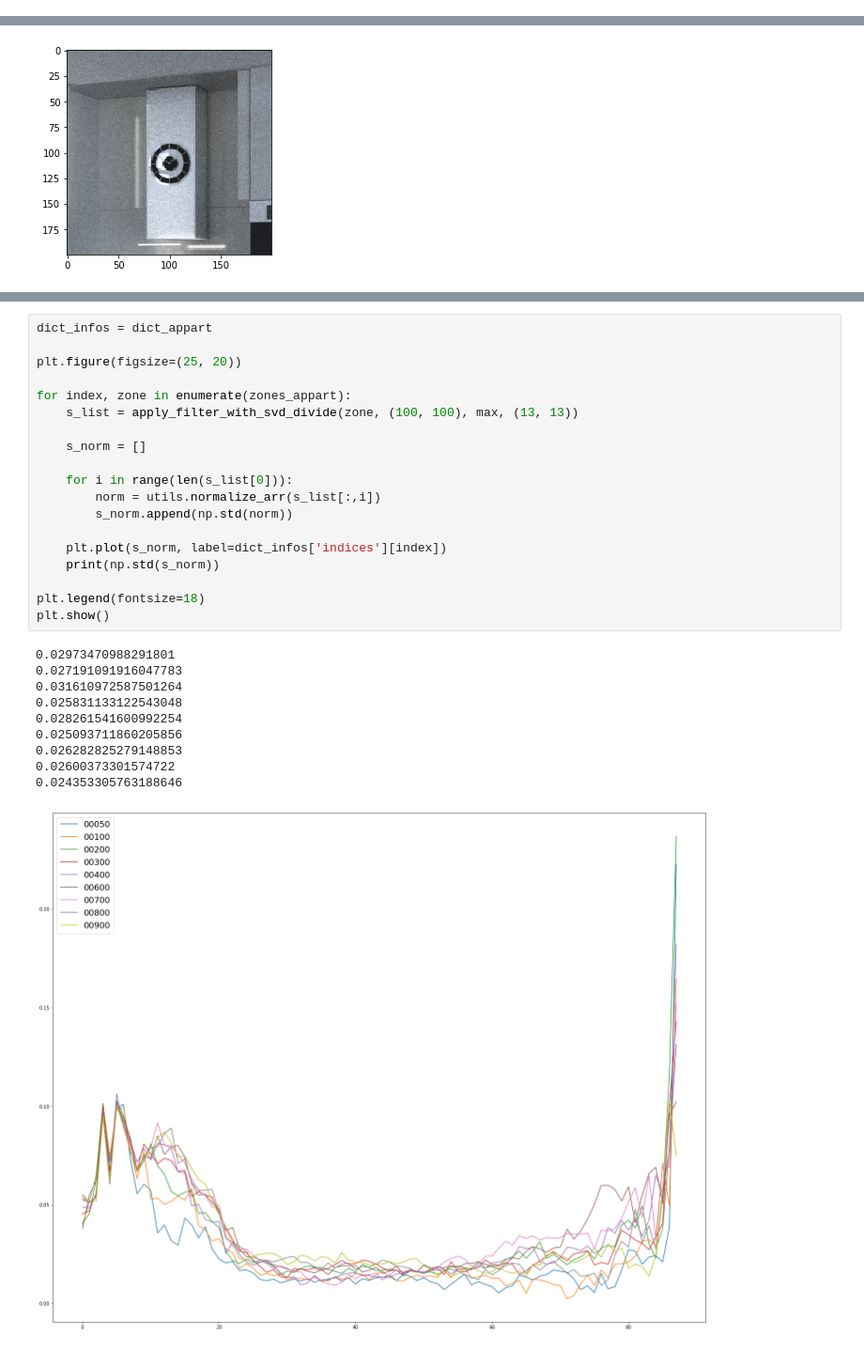
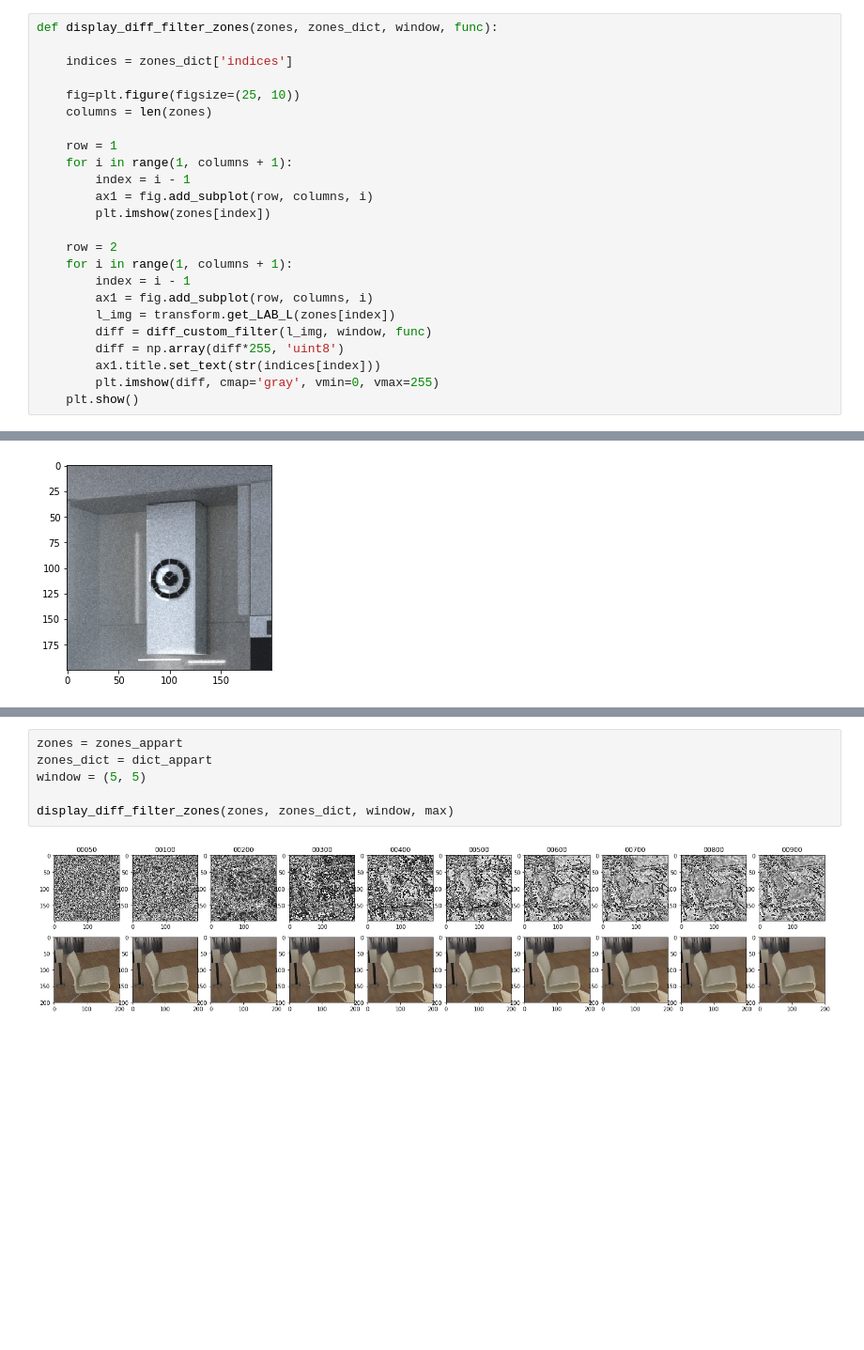
Before and after one commit to prise-3d/Thesis-NoiseDetection-attributes, a Jupyter notebook: analysis/custom_diff_filter_svd.ipynb, the cells around one changed output, grey strips where cells are left out. Shown at 94% size. Drawn from its saved outputs; the diff is of its cells as text; blank space fills up the shorter version.

```diff
--- a/analysis/custom_diff_filter_svd.ipynb
+++ b/analysis/custom_diff_filter_svd.ipynb
@@ -271,6 +271,30 @@ def apply_filter_with_svd_divide(zone, size, func, window):
         svd_list.append(s)
 
     return np.array(svd_list)
+# %%
+def display_diff_filter_zones(zones, zones_dict, window, func):
+
+    indices = zones_dict['indices']
+
+    fig=plt.figure(figsize=(25, 10))
+    columns = len(zones)
+
+    row = 1
+    for i in range(1, columns + 1):
+        index = i - 1
+        ax1 = fig.add_subplot(row, columns, i)
+        plt.imshow(zones[index])
+
+    row = 2
+    for i in range(1, columns + 1):
+        index = i - 1
+        ax1 = fig.add_subplot(row, columns, i)
+        l_img = transform.get_LAB_L(zones[index])
+        diff = diff_custom_filter(l_img, window, func)
+        diff = np.array(diff*255, 'uint8')
+        ax1.title.set_text(str(indices[index]))
+        plt.imshow(diff, cmap='gray', vmin=0, vmax=255)
+    plt.show()
 # %%
 plt.imshow(zones_appart[0])
 # %% [output]
@@ -301,33 +333,11 @@ plt.imshow(diff)
-# %%
-dict_infos = dict_appart
-
-plt.figure(figsize=(25, 20))
-
-for index, zone in enumerate(zones_appart):
-    s_list = apply_filter_with_svd_divide(zone, (100, 100), max, (13, 13))
-
-    s_norm = []
-
-    for i in range(len(s_list[0])):
-        norm = utils.normalize_arr(s_list[:,i])
-        s_norm.append(np.std(norm))
-
-    plt.plot(s_norm, label=dict_infos['indices'][index])
-    print(np.std(s_norm))
-
-plt.legend(fontsize=18)
-plt.show()
-# %% [output]
-0.02973470988291801
-0.027191091916047783
-0.031610972587501264
-0.025831133122543048
-0.028261541600992254
-0.025093711860205856
-0.026282825279148853
-0.02600373301574722
-0.024353305763188646
-[figure, removed]
+# %%
+zones = zones_appart
+zones_dict = dict_appart
+window = (5, 5)
+
+display_diff_filter_zones(zones, zones_dict, window, max)
+# %% [output]
+[figure, added]
 # %%
 %timeit diff_img = diff_custom_filter(l_img, kernel=(3, 3), func=max)
 diff_img.shape
```
Also changed, not shown: parts of 7 cells of this notebook, 1 other file.
